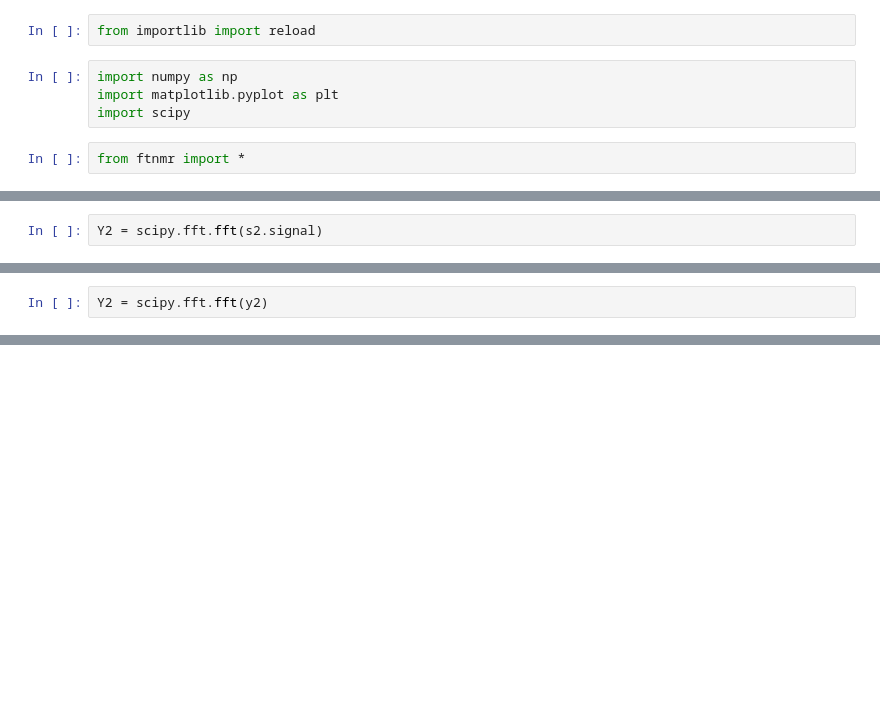
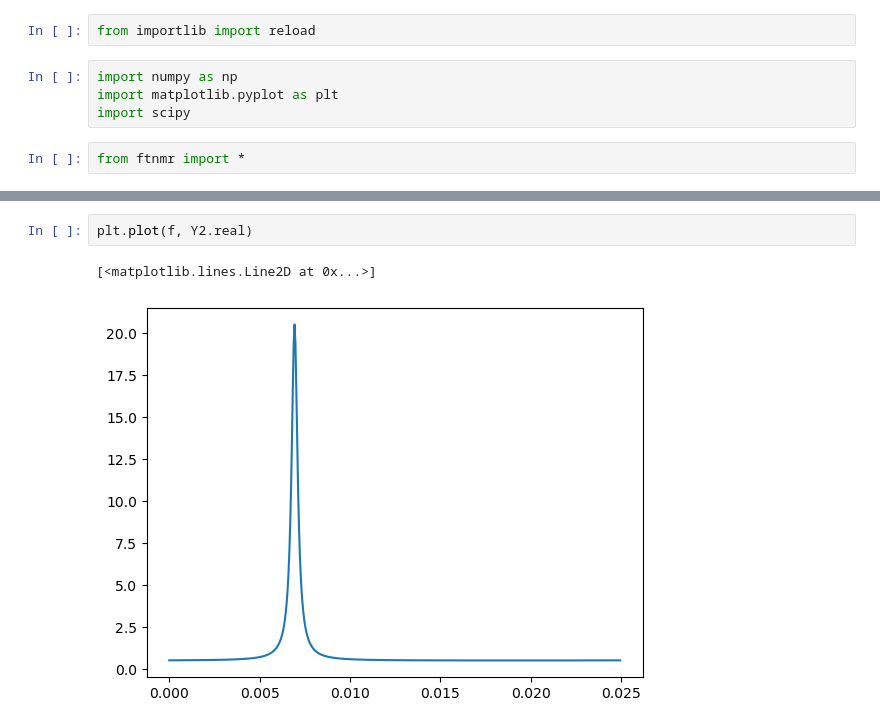
Before and after one commit to sejin8642/ftnmr, a Jupyter notebook: scripts/nb.ipynb, the cells around one changed output, grey strips where cells are left out. Saved outputs shown, nothing was run; the diff lists cells and outputs as text; blank space fills up the shorter version.

```diff
--- a/scripts/nb.ipynb
+++ b/scripts/nb.ipynb
@@ -27,2 +8,0 @@ x = s1.t
-# %%
-Y2 = scipy.fft.fft(s2.signal)
@@ -88,2 +8,0 @@ Y1 = scipy.fft.fft(y1)
-# %%
-Y2 = scipy.fft.fft(y2)
@@ -100,0 +41,5 @@ plt.plot(f, Y.real)
+# %%
+plt.plot(f, Y2.real)
+# %% [output]
+[<matplotlib.lines.Line2D at 0x...>]
+[figure, added]
```
Also changed, not shown: parts of 41 cells of this notebook, 1 other file.
